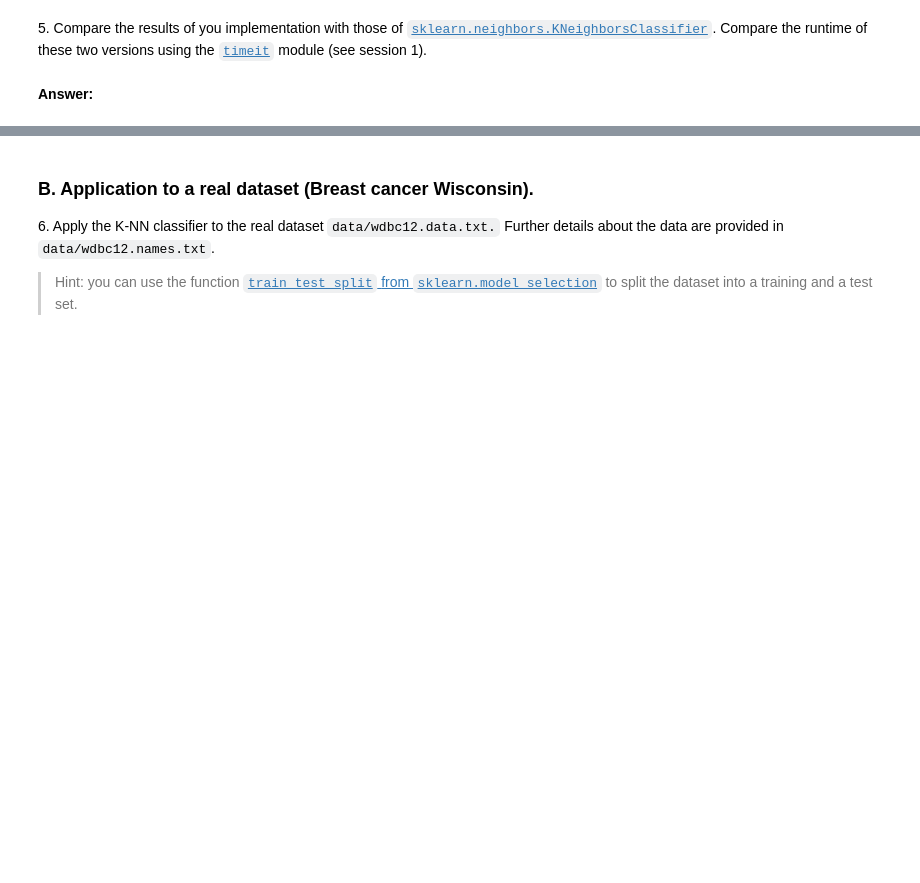
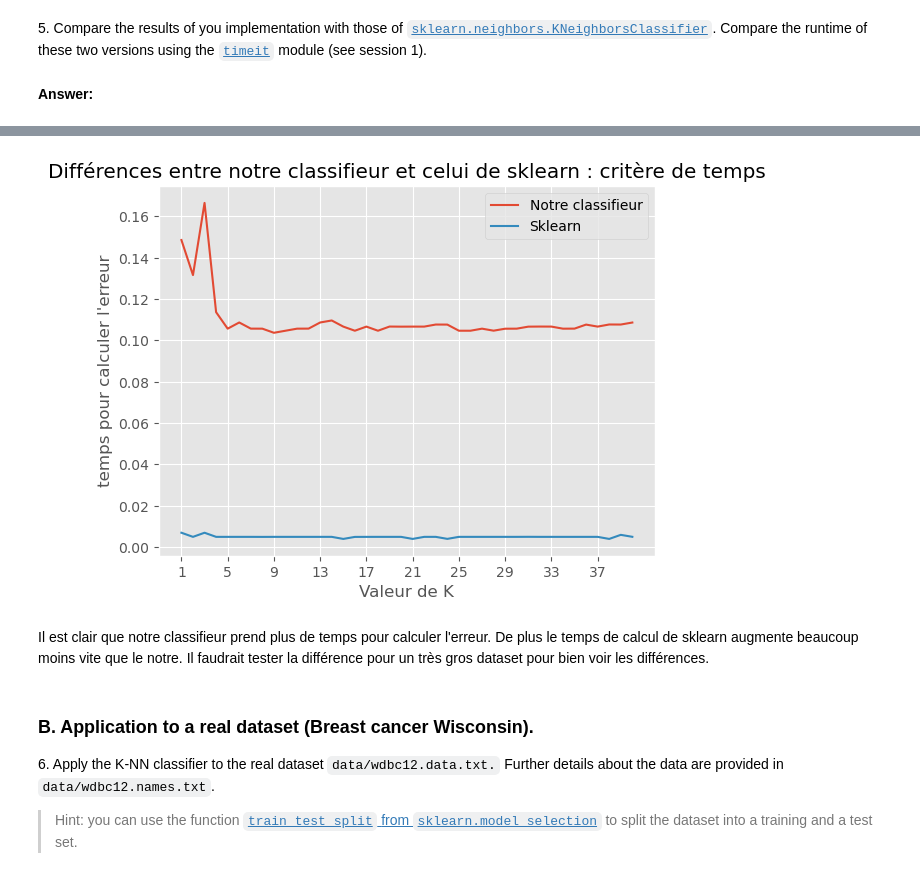
Before and after one commit to VictorCilleros/python_sdia_All, a Jupyter notebook: Labs/Lab4/lab4.ipynb, the cells around one changed output, grey strips where cells are left out. Saved outputs shown, nothing was run; the diff lists cells and outputs as text; code cells hidden in the pictures; blank space fills up the shorter version.

```diff
--- a/Labs/Lab4/lab4.ipynb
+++ b/Labs/Lab4/lab4.ipynb
@@ -215,3 +252,32 @@ Text(0.5, 1.0, 'Vraies valeur de la classe test')
+# %%
+from time import time
+
+timeSklearn = []
+timePerso = []
+nbTest=40
+for k in range(1,nbTest+1):
+    classifierKnn_sklearn=KNeighborsClassifier(n_neighbors=k).fit(x_train,class_train)
+    startSklearn=time()
+    errSKL=computeError(classifierKnn_sklearn.predict(x_test),class_test)
+    timeSklearn.append(time()-startSklearn)
+    startPerso=time()
+    errKNN=computeError(testWithTrainOnTest(x_train,x_test,class_train,k),class_test)
+    timePerso.append(time()-startPerso)
+plt.figure()
+plt.plot(np.linspace(1,nbTest,nbTest),timePerso,label='Notre classifieur')
+plt.plot(np.linspace(1,nbTest,nbTest),timeSklearn,label='Sklearn')
+plt.legend()
+plt.title("Différences entre notre classifieur et celui de sklearn : critère de temps")
+plt.xlabel("Valeur de K")
+plt.ylabel("temps pour calculer l'erreur")
+plt.xticks(np.arange(1, nbTest+1,4,dtype=int))
+plt.show()
+# %% [output]
+[figure, added]
+# %% [markdown]
+Il est clair que notre classifieur prend plus de temps pour calculer l'erreur.
+De plus le temps de calcul de sklearn augmente beaucoup moins vite que le notre.
+Il faudrait tester la différence pour un très gros dataset pour bien voir les différences.
 # %% [markdown]
 ### B. Application to a real dataset (Breast cancer Wisconsin).
 
```
Also changed, not shown: parts of 15 cells of this notebook.
